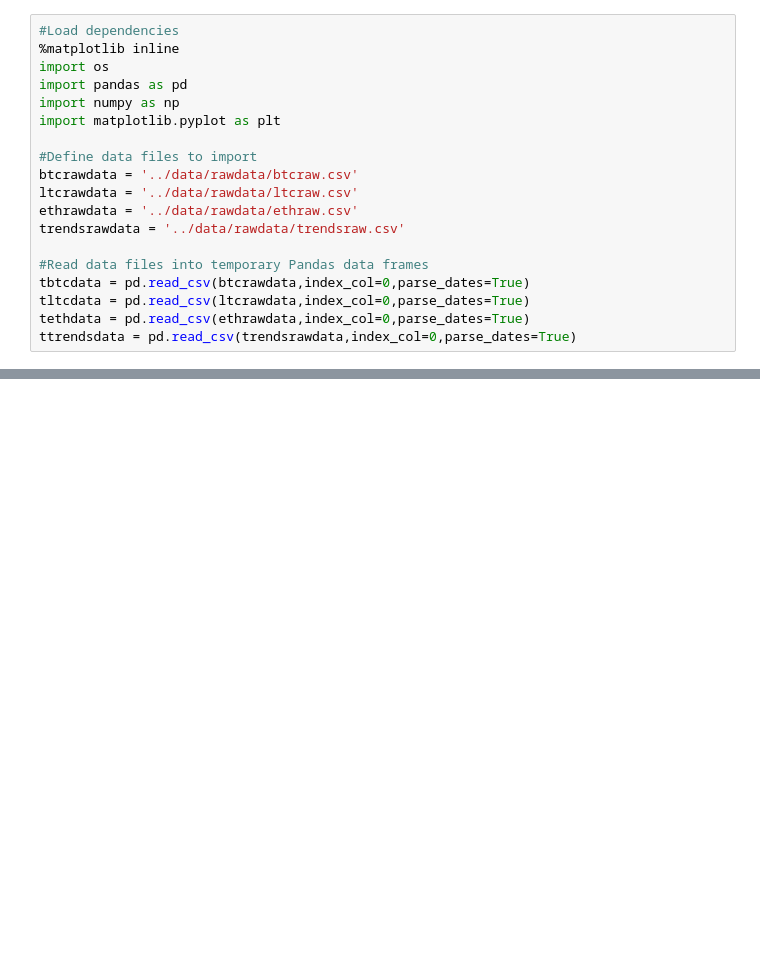
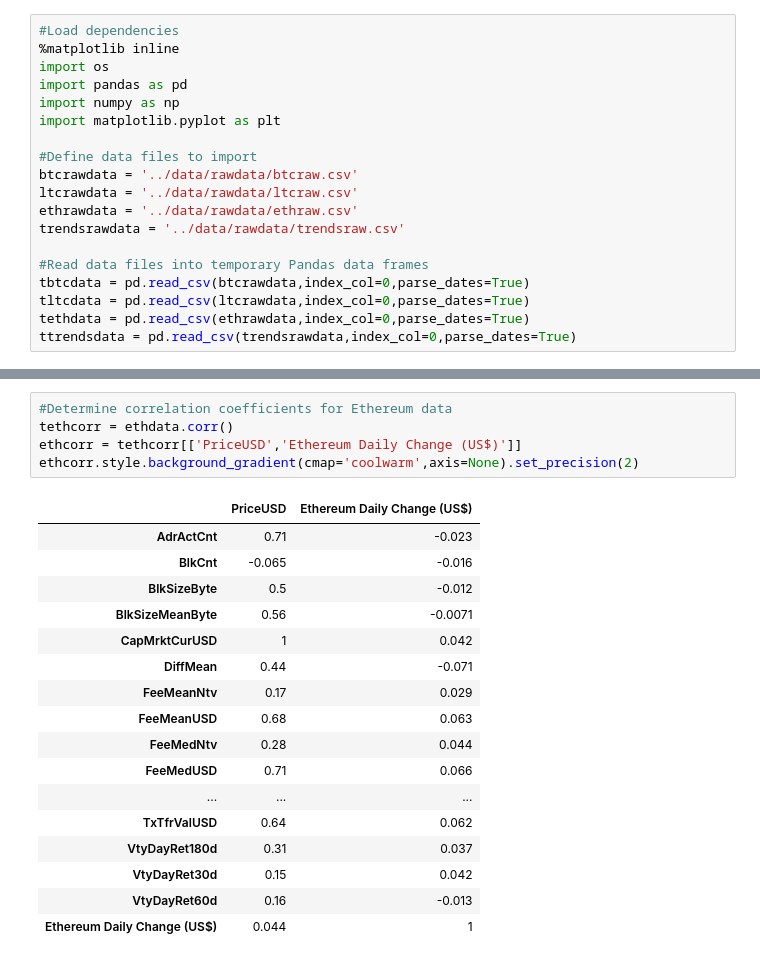
Before and after one commit to fpwirth/Data-Analytics-Project-1, a Jupyter notebook: notebooks/Philipanalysisnotebook.ipynb, the cells around one changed output, grey strips where cells are left out. Drawn from its saved outputs; the diff is of its cells as text; blank space fills up the shorter version.

```diff
--- a/notebooks/Philipanalysisnotebook.ipynb
+++ b/notebooks/Philipanalysisnotebook.ipynb
@@ -99,0 +136,23 @@ Name: PriceUSD, dtype: float64
+# %%
+#Determine correlation coefficients for Ethereum data
+tethcorr = ethdata.corr()
+ethcorr = tethcorr[['PriceUSD','Ethereum Daily Change (US$)']]
+ethcorr.style.background_gradient(cmap='coolwarm',axis=None).set_precision(2)
+# %% [output]
+|  | PriceUSD | Ethereum Daily Change (US$) |
+| AdrActCnt | 0.71 | -0.023 |
+| BlkCnt | -0.065 | -0.016 |
+| BlkSizeByte | 0.5 | -0.012 |
+| BlkSizeMeanByte | 0.56 | -0.0071 |
+| CapMrktCurUSD | 1 | 0.042 |
+| DiffMean | 0.44 | -0.071 |
+| FeeMeanNtv | 0.17 | 0.029 |
+| FeeMeanUSD | 0.68 | 0.063 |
+| FeeMedNtv | 0.28 | 0.044 |
+| FeeMedUSD | 0.71 | 0.066 |
+| ... | ... | ... |
+| TxTfrValUSD | 0.64 | 0.062 |
+| VtyDayRet180d | 0.31 | 0.037 |
+| VtyDayRet30d | 0.15 | 0.042 |
+| VtyDayRet60d | 0.16 | -0.013 |
+| Ethereum Daily Change (US$) | 0.044 | 1 |
```
Also changed, not shown: parts of 22 cells of this notebook.
